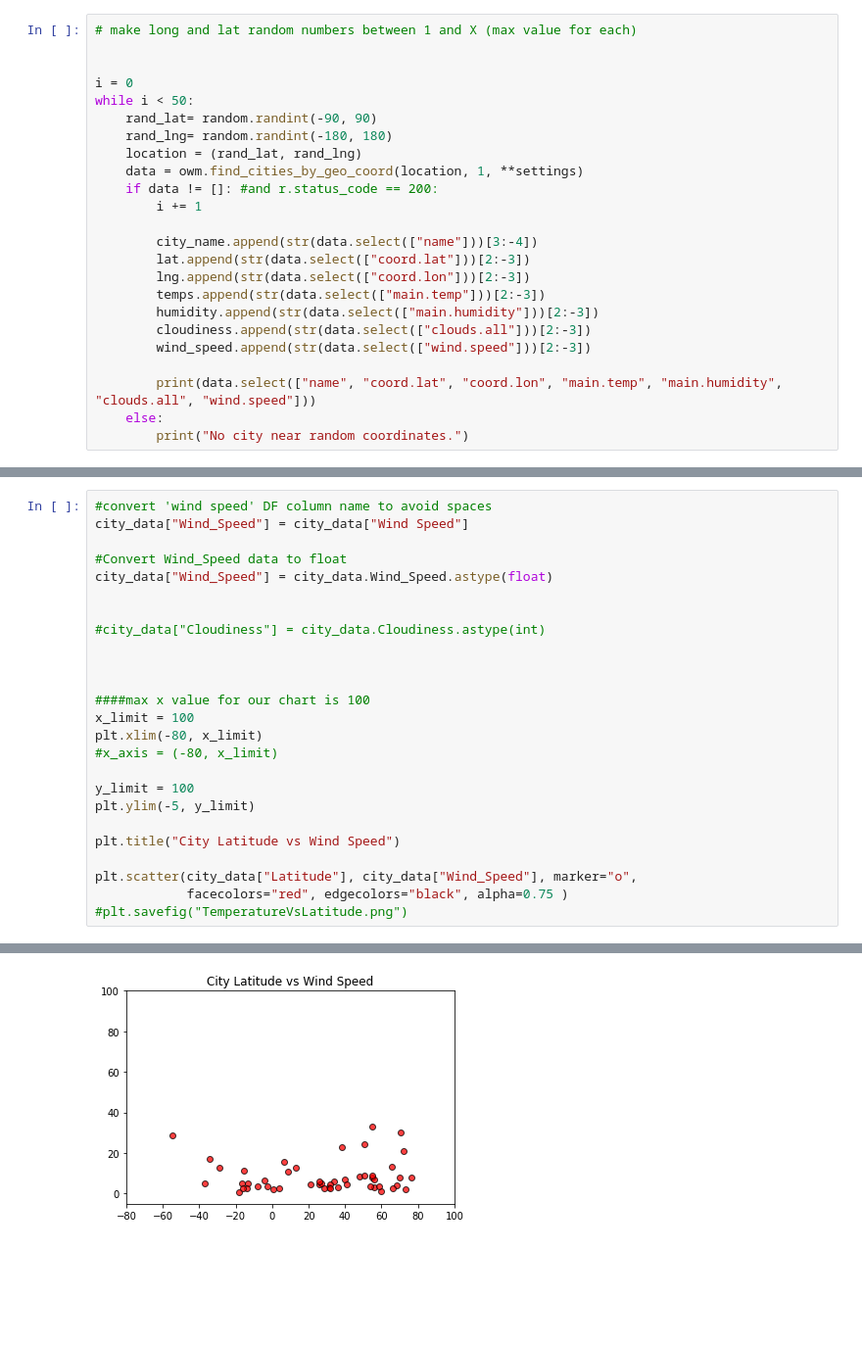
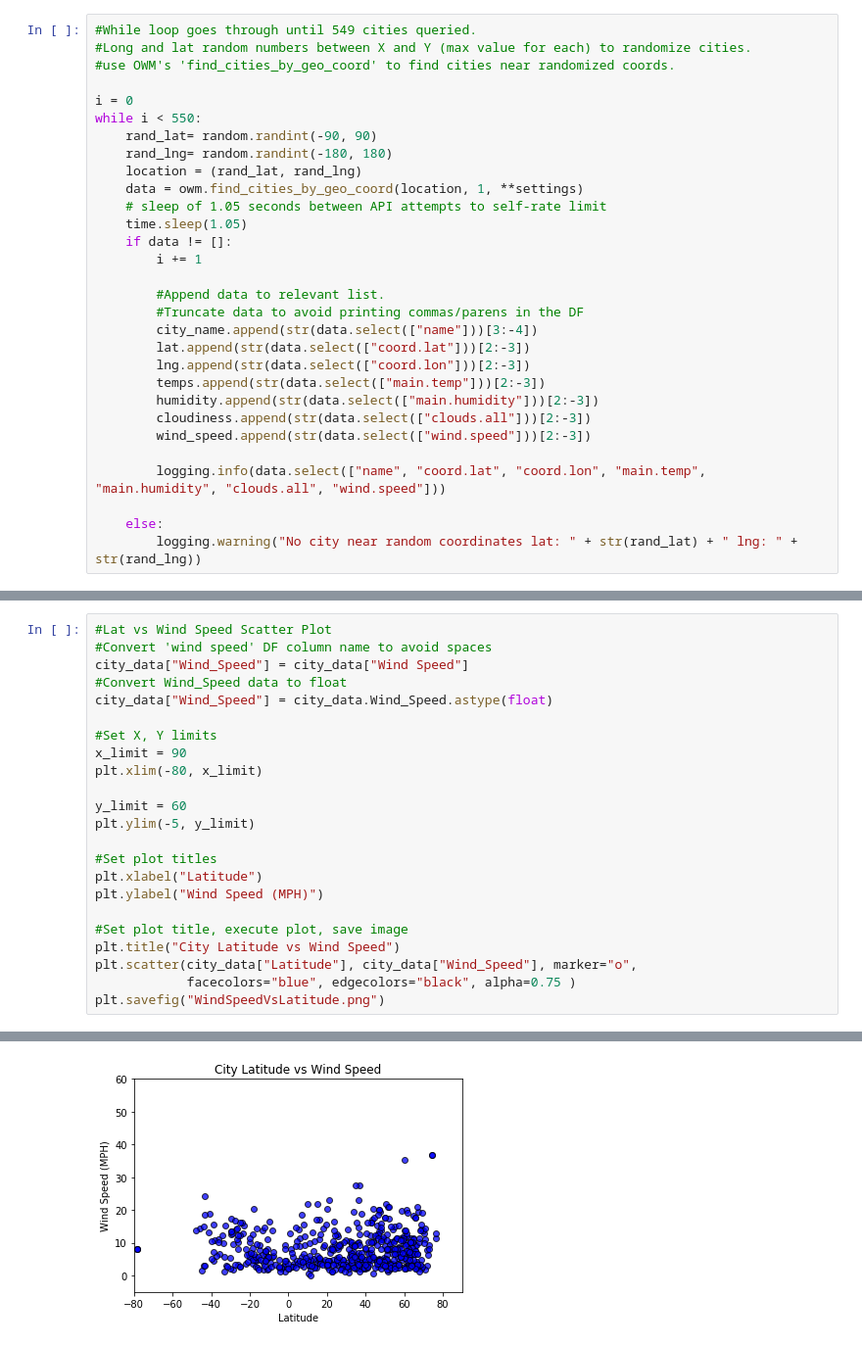
Before and after one commit to EmmanuelFabre/06_APIs, a Jupyter notebook: Assignment_6_WeatherPy.ipynb, the cells around one changed output, grey strips where cells are left out. Shown at 98% size. Saved outputs shown, nothing was run; the diff lists cells and outputs as text; blank space fills up the shorter version.

Commit message:
add logging and png files

```diff
--- a/Assignment_6_WeatherPy.ipynb
+++ b/Assignment_6_WeatherPy.ipynb
@@ -24,18 +32,23 @@ humidity = []
 cloudiness = []
 wind_speed = []
 # %%
-# make long and lat random numbers between 1 and X (max value for each)
-
+#While loop goes through until 549 cities queried.
+#Long and lat random numbers between X and Y (max value for each) to randomize cities.
+#use OWM's 'find_cities_by_geo_coord' to find cities near randomized coords.
 
 i = 0
-while i < 50:
+while i < 550:
     rand_lat= random.randint(-90, 90)
     rand_lng= random.randint(-180, 180)
     location = (rand_lat, rand_lng)
     data = owm.find_cities_by_geo_coord(location, 1, **settings)
-    if data != []: #and r.status_code == 200:
+    # sleep of 1.05 seconds between API attempts to self-rate limit
+    time.sleep(1.05)
+    if data != []:
         i += 1
 
+        #Append data to relevant list.
+        #Truncate data to avoid printing commas/parens in the DF
         city_name.append(str(data.select(["name"]))[3:-4])
         lat.append(str(data.select(["coord.lat"]))[2:-3])
         lng.append(str(data.select(["coord.lon"]))[2:-3])
@@ -44,6 +57,7 @@ while i < 50:
         cloudiness.append(str(data.select(["clouds.all"]))[2:-3])
         wind_speed.append(str(data.select(["wind.speed"]))[2:-3])
 
-        print(data.select(["name", "coord.lat", "coord.lon", "main.temp", "main.humidity", "clouds.all", "wind.speed"]))
+        logging.info(data.select(["name", "coord.lat", "coord.lon", "main.temp", "main.humidity", "clouds.all", "wind.speed"]))
+
     else:
-        print("No city near random coordinates.")
+        logging.warning("No city near random coordinates lat: " + str(rand_lat) + " lng: " + str(rand_lng))
@@ -203,26 +164,24 @@ plt.scatter(city_data["Latitude"], city_data["Cloudiness"], marker="o",
 # %%
-#convert 'wind speed' DF column name to avoid spaces
+#Lat vs Wind Speed Scatter Plot
+#Convert 'wind speed' DF column name to avoid spaces
 city_data["Wind_Speed"] = city_data["Wind Speed"]
-
 #Convert Wind_Speed data to float
 city_data["Wind_Speed"] = city_data.Wind_Speed.astype(float)
 
+#Set X, Y limits
+x_limit = 90
+plt.xlim(-80, x_limit)
 
-#city_data["Cloudiness"] = city_data.Cloudiness.astype(int)
-
-
-
-####max x value for our chart is 100
-x_limit = 100
-plt.xlim(-80, x_limit)
-#x_axis = (-80, x_limit)
-
-y_limit = 100
+y_limit = 60
 plt.ylim(-5, y_limit)
 
+#Set plot titles
+plt.xlabel("Latitude")
+plt.ylabel("Wind Speed (MPH)")
+
+#Set plot title, execute plot, save image
 plt.title("City Latitude vs Wind Speed")
-
 plt.scatter(city_data["Latitude"], city_data["Wind_Speed"], marker="o",
-            facecolors="red", edgecolors="black", alpha=0.75 )
-#plt.savefig("TemperatureVsLatitude.png")
+            facecolors="blue", edgecolors="black", alpha=0.75 )
+plt.savefig("WindSpeedVsLatitude.png")
 # %% [output]
@@ -230 +188 @@ plt.scatter(city_data["Latitude"], city_data["Wind_Speed"], marker="o",
-[figure, old version]
+[figure, new version]
```
Also changed, not shown: parts of 11 cells of this notebook, 5 other files.
